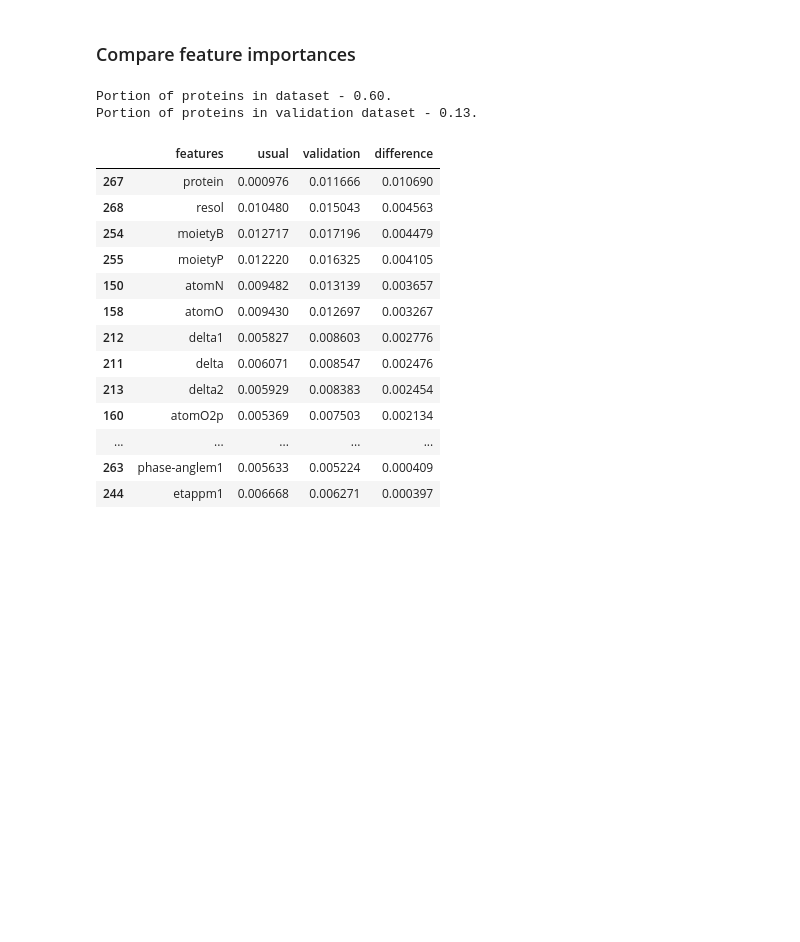
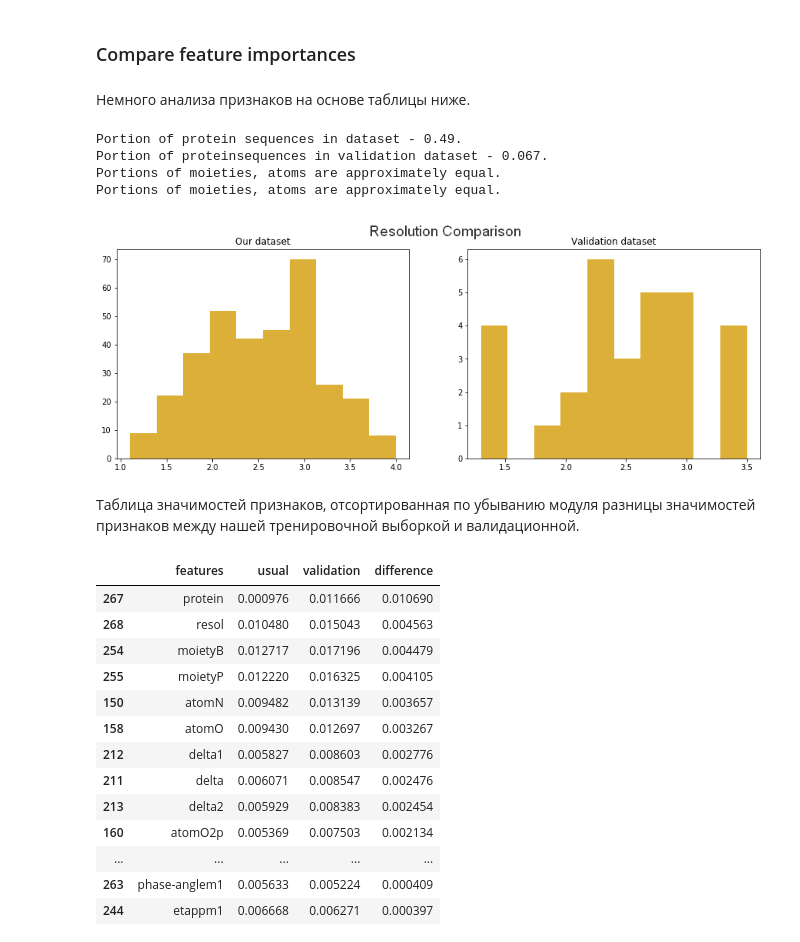
Before and after one commit to PollyTikhonova/coursework, a Jupyter notebook: validation/Train,Predict&Validate.Searching reasons of bad prediction.ipynb, the cells around one changed output. Drawn from its saved outputs; the diff is of its cells as text; code cells hidden in the pictures; blank space fills up the shorter version.

```diff
--- a/validation/Train,Predict&Validate.Searching reasons of bad prediction.ipynb
+++ b/validation/Train,Predict&Validate.Searching reasons of bad prediction.ipynb
@@ -151,11 +151,23 @@ feature_imps = pd.DataFrame({'features':np.array(imps[0]),
                              'validation':np.array(imps_validation[1]),
                             'difference':dif}, columns=['features', 'usual', 'validation', 'difference'])
 feature_imps.sort_values('difference',ascending=False, axis=0, inplace=True)
-# %%
-print('Portion of proteins in dataset - %.2f.\nPortion of proteins in validation dataset - %.2f.'%(0.6, 0.13))
-# %% [output]
-Portion of proteins in dataset - 0.60.
-Portion of proteins in validation dataset - 0.13.
+# %% [markdown]
+Немного анализа признаков на основе таблицы ниже.
+# %%
+#print('Portion of protein rows in dataset - %.2f.\nPortion of protein rows in validation dataset - %.2f.'%(0.6, 0.13))
+print('Portion of protein sequences in dataset - %.2f.\nPortion of proteinsequences in validation dataset - %.3f.'%(0.49, 0.067))
+print('Portions of moieties, atoms are approximately equal.')
+print('Portions of moieties, atoms are approximately equal.')
+from IPython.display import Image
+Image('outputs/Compare_resolutions_sequences.png')
+# %% [output]
+Portion of protein sequences in dataset - 0.49.
+Portion of proteinsequences in validation dataset - 0.067.
+Portions of moieties, atoms are approximately equal.
+Portions of moieties, atoms are approximately equal.
+[figure, added]
+# %% [markdown]
+Таблица значимостей признаков, отсортированная по убыванию модуля разницы значимостей признаков между нашей тренировочной выборкой и валидационной.
 # %%
 feature_imps.head(100)
 # %% [output]
```
Also changed, not shown: 1 other file.
